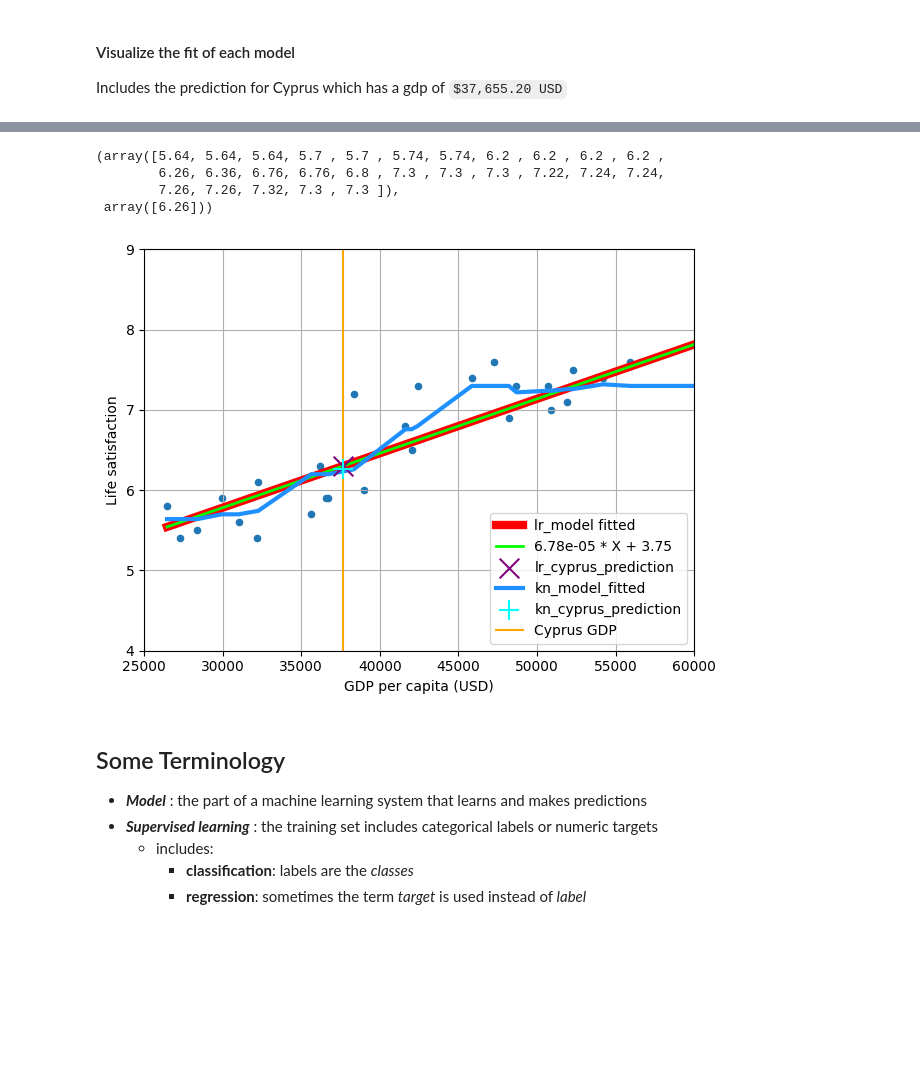
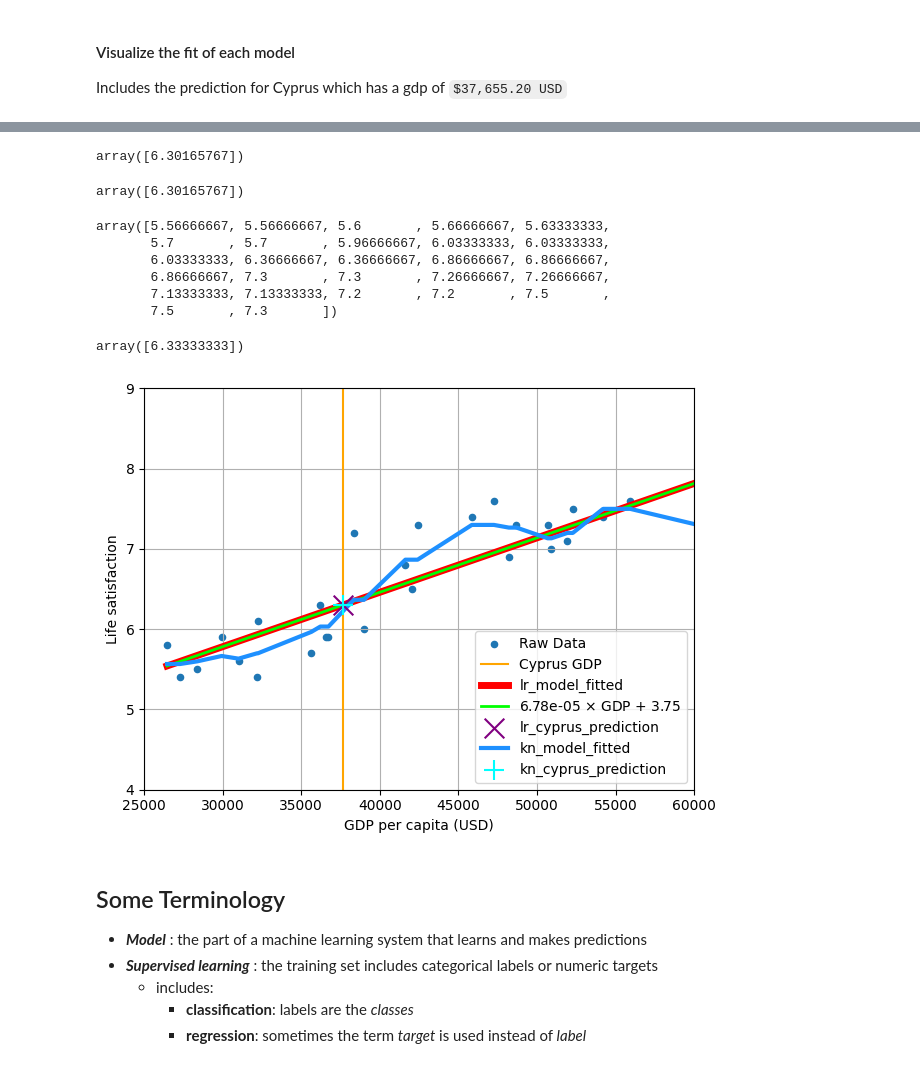
Before and after one commit to PaulToronto/Hands-on-Maching-Learning-Book, a Jupyter notebook: 1_The_Machine_Learning_Landscape.ipynb, the cells around one changed output, grey strips where cells are left out. Drawn from its saved outputs; the diff is of its cells as text; code cells hidden in the pictures; blank space fills up the shorter version.

```diff
--- a/1_The_Machine_Learning_Landscape.ipynb
+++ b/1_The_Machine_Learning_Landscape.ipynb
@@ -96,7 +96,7 @@ lr_model.intercept_
 #### `KNeighborsRegressor(n_neighbors=3)`
 # %%
 # select a model
-kn_model = KNeighborsRegressor()
+kn_model = KNeighborsRegressor(n_neighbors=3)
 # train the model
 kn_model.fit(X, y)
 # %% [output]
@@ -122,60 +120,87 @@ lr_fitted, lr_cyprus_prediction
+# %%
+lr_cyprus_prediction = lr_model.predict(cyprus_gdp)
+lr_cyprus_prediction
+# %% [output]
+array([6.30165767])
+# %%
+# this is one way to avoid the above error
+lr_cyprus_prediction = lr_model.predict(pd.DataFrame({'GDP per capita (USD)':
+                                                      cyprus_gdp[0]}))
+lr_cyprus_prediction
+# %% [output]
+array([6.30165767])
 # %%
 kn_fitted = kn_model.predict(X)
-kn_cyprus_prediction = kn_model.predict(cyprus_gdp)
-kn_fitted, kn_cyprus_prediction
+kn_fitted
 # %% [output]
-(array([5.64, 5.64, 5.64, 5.7 , 5.7 , 5.74, 5.74, 6.2 , 6.2 , 6.2 , 6.2 ,
-        6.26, 6.36, 6.76, 6.76, 6.8 , 7.3 , 7.3 , 7.3 , 7.22, 7.24, 7.24,
-        7.26, 7.26, 7.32, 7.3 , 7.3 ]),
- array([6.26]))
+array([5.56666667, 5.56666667, 5.6       , 5.66666667, 5.63333333,
+       5.7       , 5.7       , 5.96666667, 6.03333333, 6.03333333,
+       6.03333333, 6.36666667, 6.36666667, 6.86666667, 6.86666667,
+       6.86666667, 7.3       , 7.3       , 7.26666667, 7.26666667,
+       7.13333333, 7.13333333, 7.2       , 7.2       , 7.5       ,
+       7.5       , 7.3       ])
+# %%
+kn_cyprus_prediction = kn_model.predict(pd.DataFrame({'GDP per capita (USD)':
+                                                      cyprus_gdp[0]}))
+kn_cyprus_prediction
+# %% [output]
+array([6.33333333])
 # %%
+# plot the data
 ax = lifesat.plot(kind='scatter',
-             x='GDP per capita (USD)',
-             y='Life satisfaction',
-             grid=True)
+                  x='GDP per capita (USD)',
+                  y='Life satisfaction',
+                  grid=True,
+                  label='Raw Data')
 
-plt.plot(lifesat['GDP per capita (USD)'],
+# vertical orange line for the Cyprus GDP
+ax.axvline(cyprus_gdp, color='orange', label='Cyprus GDP')
+
+# plot lr_fitted
+plt.plot(X,
          lr_fitted,
          color='red',
-         linewidth=6,
-         label='lr_model fitted')
+         linewidth=5,
+         label='lr_model_fitted')
 
-plt.plot(lifesat['GDP per capita (USD)'],
-         lr_model.coef_[0] * X + lr_model.intercept_,
+# plot using lr_model.coef_ and lr_model.intercept_
+plt.plot(X,
+         lr_model.coef_ * X + lr_model.intercept_,
          color='lime',
          linewidth=2,
-         label=f'{lr_model.coef_[0].round(7)} * X + {lr_model.intercept_.round(2)}')
+         label=rf'{lr_model.coef_[0].round(7)} $\times$ GDP + {lr_model.intercept_.round(2)}')
 
+# plot the lr_cyprus_prediction
 plt.scatter(cyprus_gdp,
             lr_cyprus_prediction,
             color='purple',
             marker='x',
             s=200,
             label='lr_cyprus_prediction',
             zorder=100)
 
-plt.plot(lifesat['GDP per capita (USD)'],
+# plot kn_fitted
+plt.plot(X,
          kn_fitted,
          color='dodgerblue',
          linewidth=3,
          label='kn_model_fitted')
 
+# plot the kn_cyprus_prediction
 plt.scatter(cyprus_gdp,
-            kn_cyprus_prediction,
+            lr_cyprus_prediction,
             color='cyan',
             marker='+',
             s=200,
             label='kn_cyprus_prediction',
             zorder=101)
 
-ax.axvline(cyprus_gdp, color='orange', label='Cyprus GDP')
-
 plt.axis([25_000, 60_000, 4, 9])
 plt.tight_layout()
 plt.legend()
 plt.show()
 # %% [output]
-[figure, old version]
+[figure, new version]
 # %% [markdown]
 ## Some Terminology
 
```
Also changed, not shown: parts of 6 cells of this notebook.
